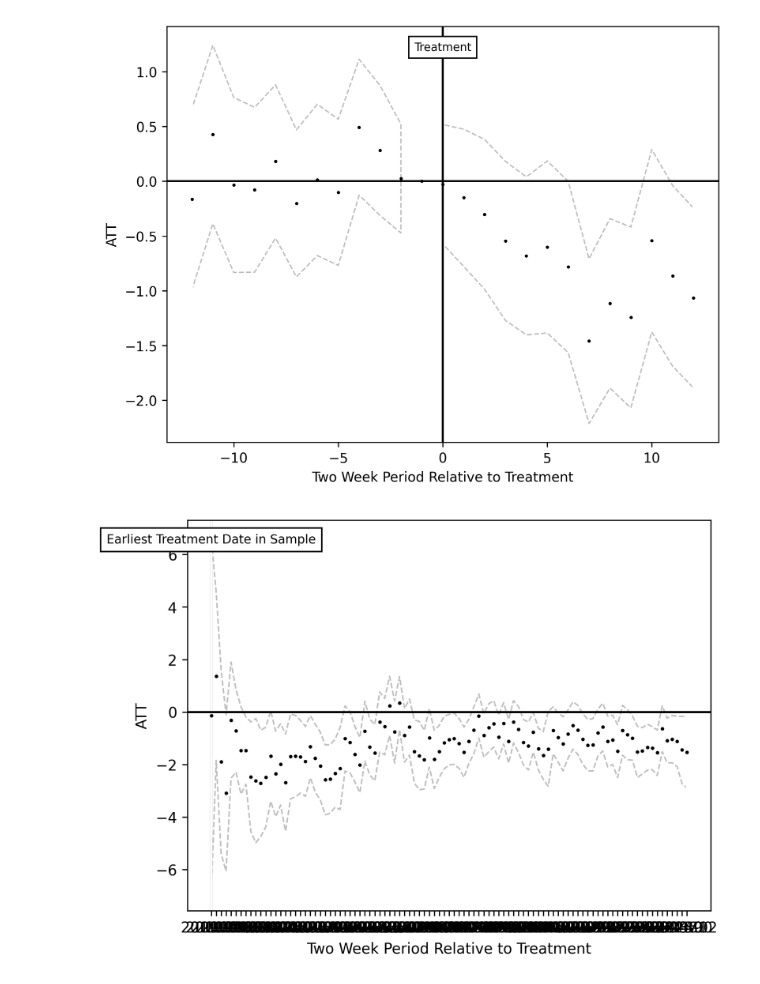
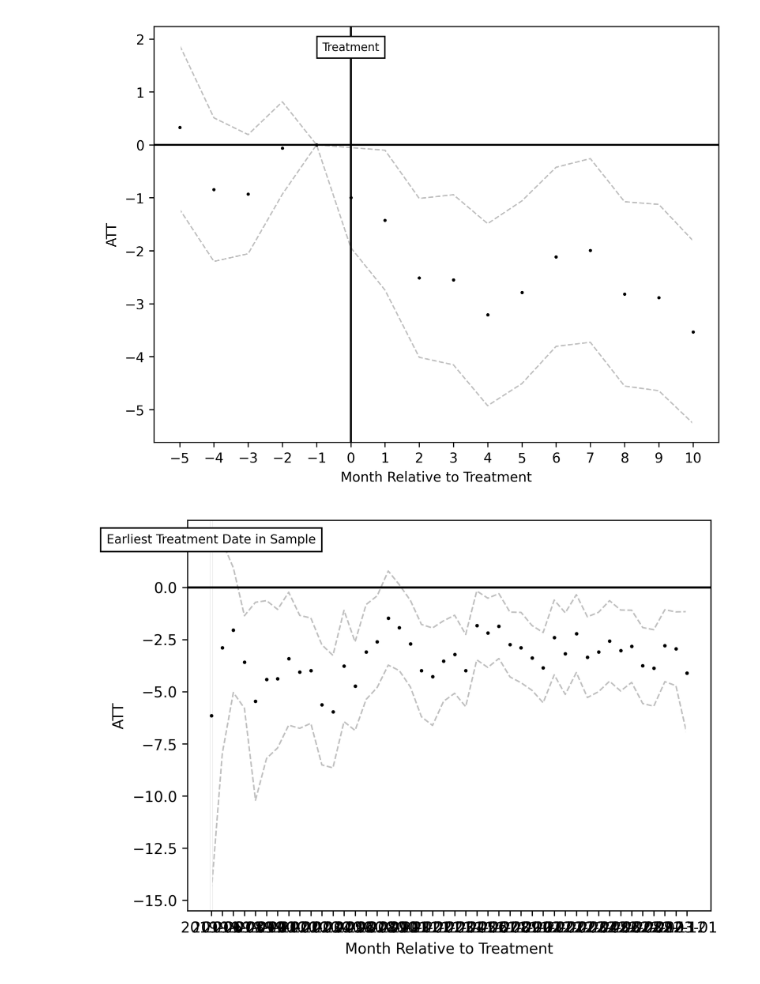
Before and after one commit to arjun-shanmugam/seniorthesis, a Jupyter notebook: src/02_analysis/group_0_crimes_500m.ipynb, the cells around one changed output. Drawn from its saved outputs; the diff is of its cells as text; code cells hidden in the pictures.

```diff
--- a/src/02_analysis/group_0_crimes_500m.ipynb
+++ b/src/02_analysis/group_0_crimes_500m.ipynb
@@ -12,7 +12,7 @@ import pandas as pd
 
 # Store paths.
 analysis='group_0_crimes_500m'
-INPUT_DATA = "../../data/03_cleaned/crime_analysis_weekly.parquet"
+INPUT_DATA = "../../data/03_cleaned/crime_analysis_monthly.parquet"
 OUTPUT_FIGURES = f"../../output/{analysis}/figures"
 OUTPUT_TABLES = f"../../output/{analysis}/tables"
 
@@ -21,9 +21,9 @@ OUTPUT_TABLES = f"../../output/{analysis}/tables"
 df = pd.read_parquet(INPUT_DATA)
 # %%
 # Convert weekly panel to biweekly panel.
-treatment_date_variable = 'latest_docket_week'
+treatment_date_variable = 'latest_docket_month'
 df = df.dropna(subset=treatment_date_variable)
-df = convert_weekly_panel_to_biweekly_panel(df, treatment_date_variable, analysis)
+# df = convert_weekly_panel_to_biweekly_panel(df, treatment_date_variable, analysis)
 
 # Generate value vars list and month to int dictionaries.
 weekly_value_vars_crime, month_to_int_dictionary, int_to_month_dictionary = get_value_variable_names(df, analysis)
@@ -85,17 +85,17 @@ result = att_gt.fit(formula=analysis, control_group='not_yet_treated', n_jobs=-1
 # %%
 # Plot unconditional ATT(t-g)s on a long horizon.
 aggregate_by_event_time_and_plot(att_gt, OUTPUT_FIGURES, "att_gt_unconditional_event_study_long_horizon.png",
-                                 start_period=-12, end_period=12,
+                                 start_period=-5, end_period=10,
                                  title="",
                                  treatment_month_variable=treatment_date_variable, df=df)
 # %% [output]
-[figure, old version]
+[figure, new version]
 # %%
 # Plot unconditional ATT(t)s.
 aggregate_by_time_and_plot(att_gt, int_to_month_dictionary, OUTPUT_FIGURES, "att_gt_unconditional_time.png",
                            title="")
 # %% [output]
-[figure, old version]
+[figure, new version]
 # %%
 # Run DiD conditional on covariates.
 att_gt = ATTgt(data=df, cohort_name=treatment_date_variable, freq='M', base_period='universal')
```
Also changed, not shown: parts of 4 cells of this notebook, 48 other files.
